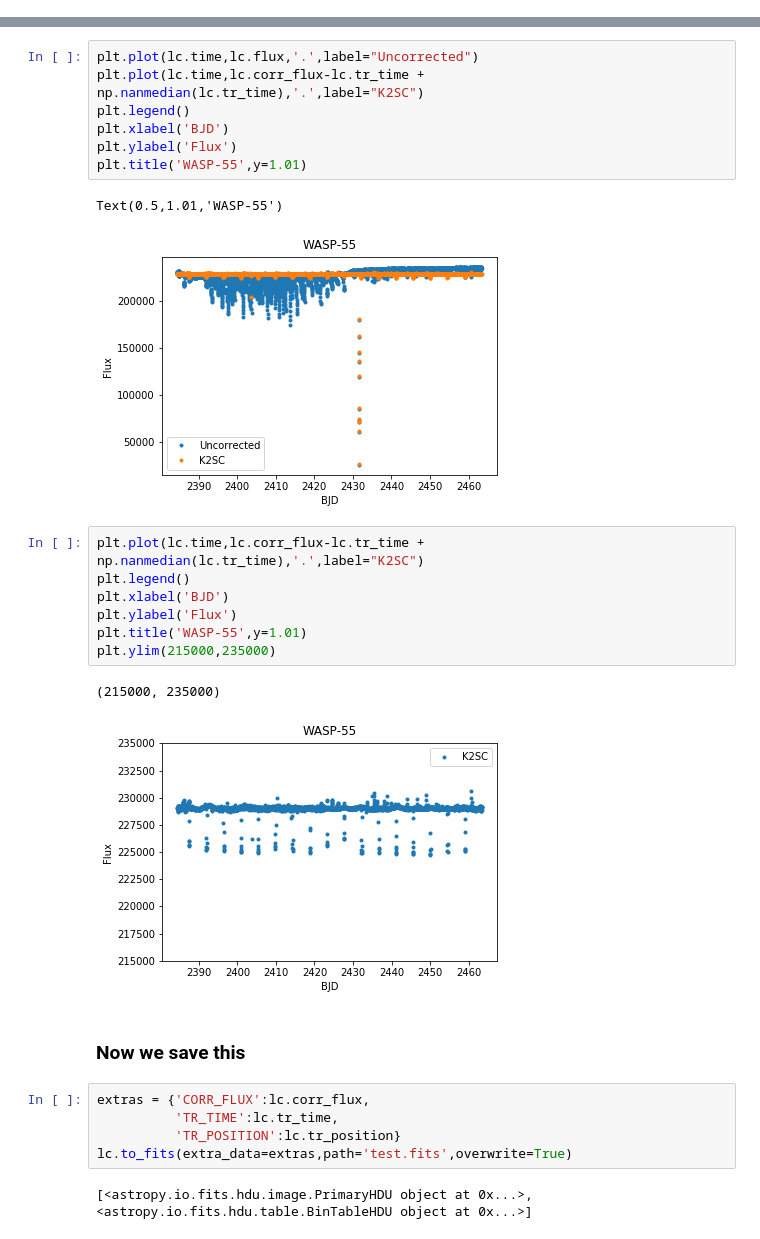
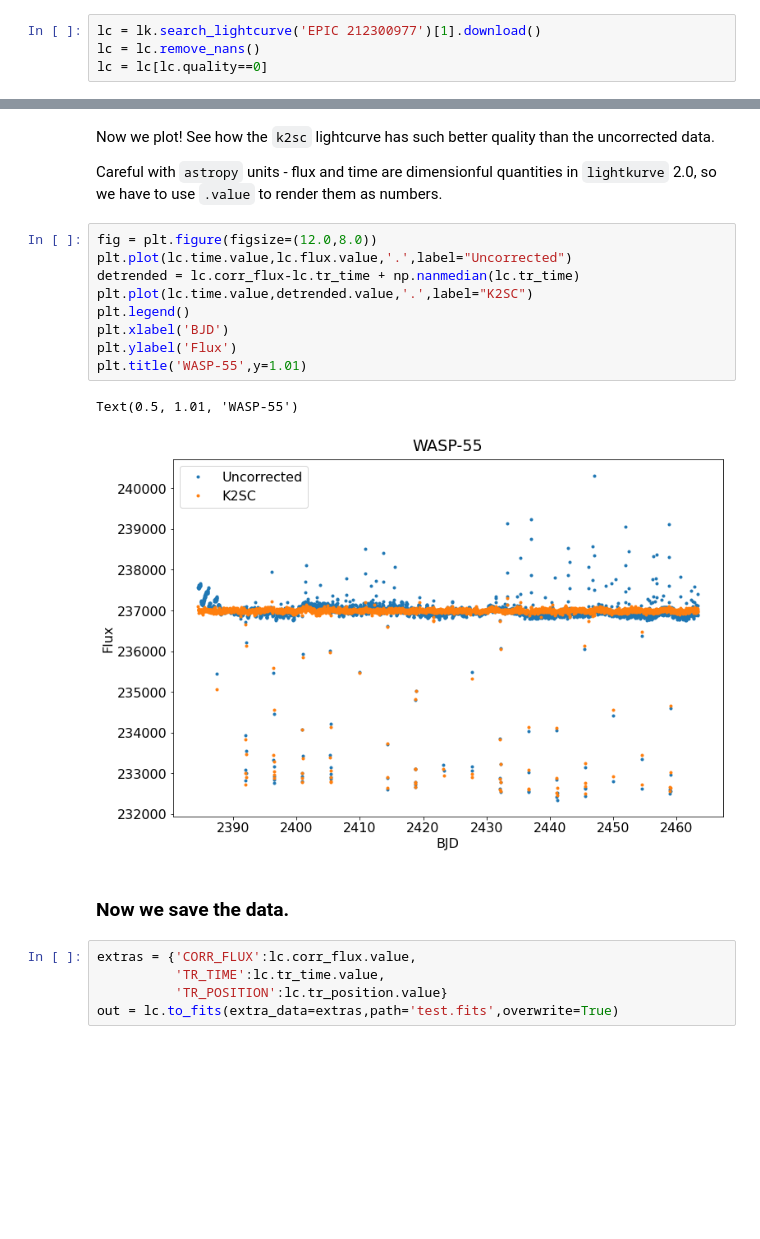
Before and after one commit to OxES/k2sc, a Jupyter notebook: notebooks/lightkurve.ipynb, the cells around one changed output, grey strips where cells are left out. Saved outputs shown, nothing was run; the diff lists cells and outputs as text; blank space fills up the shorter version.

```diff
--- a/notebooks/lightkurve.ipynb
+++ b/notebooks/lightkurve.ipynb
@@ -76,0 +37,4 @@ lc.__class__ = k2sc_lc
+# %%
+lc = lk.search_lightcurve('EPIC 212300977')[1].download()
+lc = lc.remove_nans()
+lc = lc[lc.quality==0]
@@ -97,29 +76,23 @@ Starting global hyperparameter optimisation using DE
+# %% [markdown]
+Now we plot! See how the `k2sc` lightcurve has such better quality than the uncorrected data.
+
+Careful with `astropy` units - flux and time are dimensionful quantities in `lightkurve` 2.0, so we have to use `.value` to render them as numbers.
 # %%
-plt.plot(lc.time,lc.flux,'.',label="Uncorrected")
-plt.plot(lc.time,lc.corr_flux-lc.tr_time + np.nanmedian(lc.tr_time),'.',label="K2SC")
+fig = plt.figure(figsize=(12.0,8.0))
+plt.plot(lc.time.value,lc.flux.value,'.',label="Uncorrected")
+detrended = lc.corr_flux-lc.tr_time + np.nanmedian(lc.tr_time)
+plt.plot(lc.time.value,detrended.value,'.',label="K2SC")
 plt.legend()
 plt.xlabel('BJD')
 plt.ylabel('Flux')
 plt.title('WASP-55',y=1.01)
 # %% [output]
-Text(0.5,1.01,'WASP-55')
+Text(0.5, 1.01, 'WASP-55')
-[figure, old version]
+[figure, new version]
-# %%
-plt.plot(lc.time,lc.corr_flux-lc.tr_time + np.nanmedian(lc.tr_time),'.',label="K2SC")
-plt.legend()
-plt.xlabel('BJD')
-plt.ylabel('Flux')
-plt.title('WASP-55',y=1.01)
-plt.ylim(215000,235000)
-# %% [output]
-(215000, 235000)
-[figure, removed]
 # %% [markdown]
-### Now we save this
+### Now we save the data.
 # %%
-extras = {'CORR_FLUX':lc.corr_flux,
-          'TR_TIME':lc.tr_time,
-          'TR_POSITION':lc.tr_position}
-lc.to_fits(extra_data=extras,path='test.fits',overwrite=True)
+extras = {'CORR_FLUX':lc.corr_flux.value,
+          'TR_TIME':lc.tr_time.value,
+          'TR_POSITION':lc.tr_position.value}
+out = lc.to_fits(extra_data=extras,path='test.fits',overwrite=True)
-# %% [output]
-[<astropy.io.fits.hdu.image.PrimaryHDU object at 0x...>, <astropy.io.fits.hdu.table.BinTableHDU object at 0x...>]
```
Also changed, not shown: parts of 23 cells of this notebook, 1 other file.
